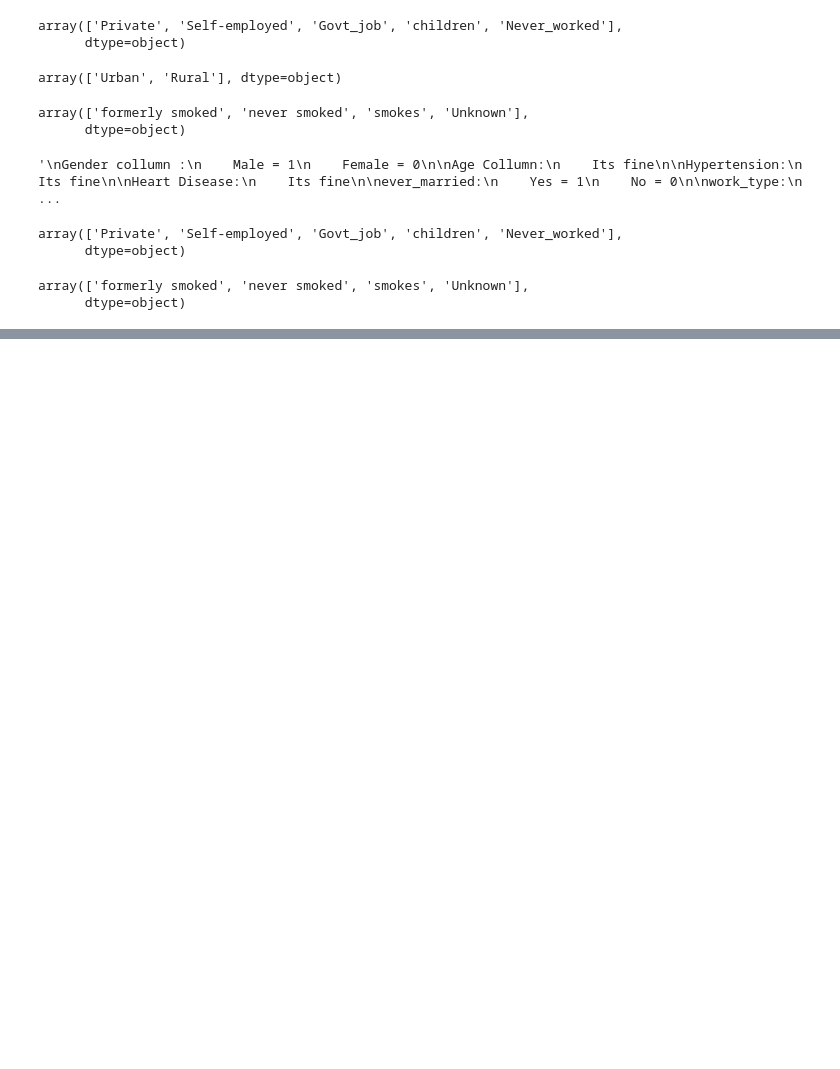
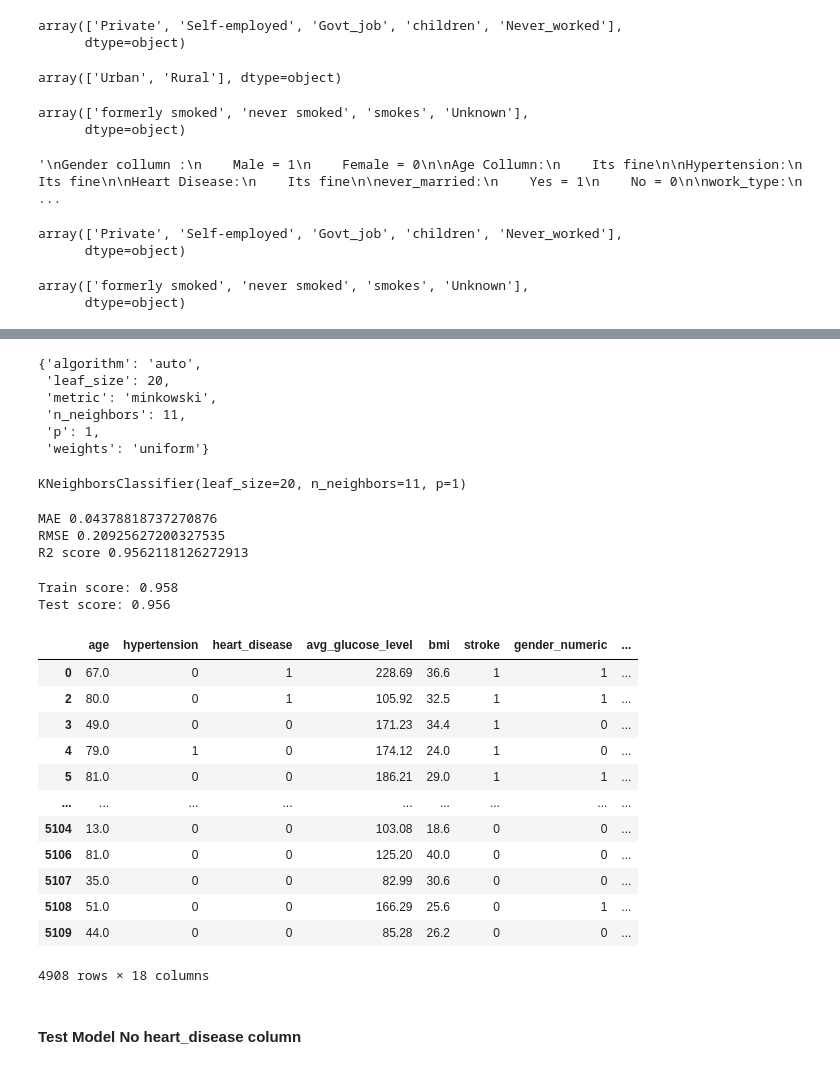
Before and after one commit to Mic-dev-gif/stroke_dataset_ml, a Jupyter notebook: main.ipynb, the cells around one changed output, grey strips where cells are left out. Saved outputs shown, nothing was run; the diff lists cells and outputs as text; code cells hidden in the pictures; blank space fills up the shorter version.

```diff
--- a/main.ipynb
+++ b/main.ipynb
@@ -294,0 +413,9 @@ bmi: skewness = 1.0547
+# %%
+grid_search_knn.best_params_
+# %% [output]
+{'algorithm': 'auto',
+ 'leaf_size': 20,
+ 'metric': 'minkowski',
+ 'n_neighbors': 11,
+ 'p': 1,
+ 'weights': 'uniform'}
@@ -294,0 +424,46 @@ bmi: skewness = 1.0547
+# %%
+best_model.fit(X_train_norm,y_train)
+# %% [output]
+KNeighborsClassifier(leaf_size=20, n_neighbors=11, p=1)
+# %%
+pred = best_model.predict(X_test_norm)
+
+print("MAE", mean_absolute_error(pred, y_test))
+print("RMSE", mean_squared_error(pred, y_test, squared=False))
+print("R2 score", best_model.score(X_test_norm, y_test))
+# %% [output]
+MAE 0.04378818737270876
+RMSE 0.20925627200327535
+R2 score 0.9562118126272913
+# %%
+# Predict on train and test
+train_preds = knn.predict(X_train)
+test_preds = knn.predict(X_test)
+
+# Scores
+train_score = accuracy_score(y_train, train_preds)
+test_score = accuracy_score(y_test, test_preds)
+
+print(f"Train score: {train_score:.3f}")
+print(f"Test score: {test_score:.3f}")
+# %% [output]
+Train score: 0.958
+Test score: 0.956
+# %%
+dfv1
+# %% [output]
+|  | age | hypertension | heart_disease | avg_glucose_level | bmi | stroke | gender_numeric | ... |
+| 0 | 67.0 | 0 | 1 | 228.69 | 36.6 | 1 | 1 | ... |
+| 2 | 80.0 | 0 | 1 | 105.92 | 32.5 | 1 | 1 | ... |
+| 3 | 49.0 | 0 | 0 | 171.23 | 34.4 | 1 | 0 | ... |
+| 4 | 79.0 | 1 | 0 | 174.12 | 24.0 | 1 | 0 | ... |
+| 5 | 81.0 | 0 | 0 | 186.21 | 29.0 | 1 | 1 | ... |
+| ... | ... | ... | ... | ... | ... | ... | ... | ... |
+| 5104 | 13.0 | 0 | 0 | 103.08 | 18.6 | 0 | 0 | ... |
+| 5106 | 81.0 | 0 | 0 | 125.20 | 40.0 | 0 | 0 | ... |
+| 5107 | 35.0 | 0 | 0 | 82.99 | 30.6 | 0 | 0 | ... |
+| 5108 | 51.0 | 0 | 0 | 166.29 | 25.6 | 0 | 1 | ... |
+| 5109 | 44.0 | 0 | 0 | 85.28 | 26.2 | 0 | 0 | ... |
+4908 rows × 18 columns
+# %% [markdown]
+#### Test Model No heart_disease column
```
Also changed, not shown: parts of 30 cells of this notebook.
